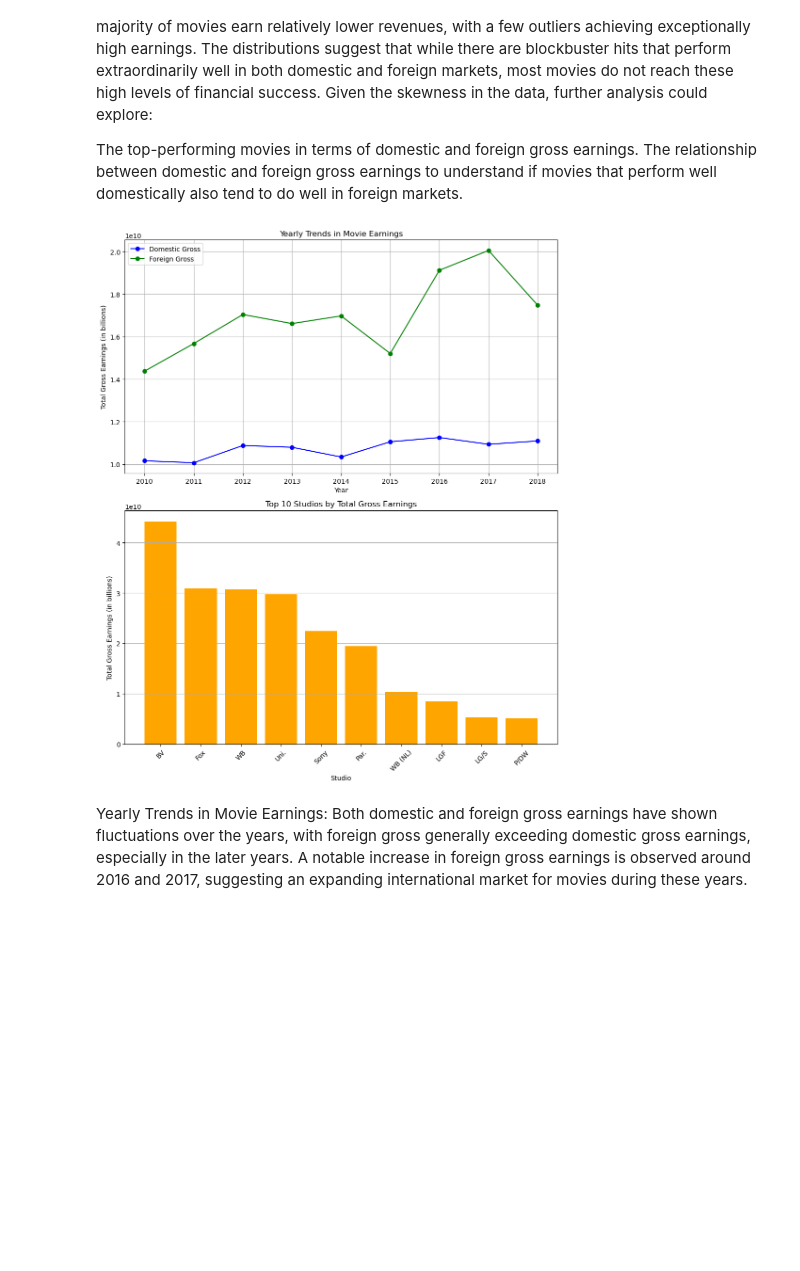
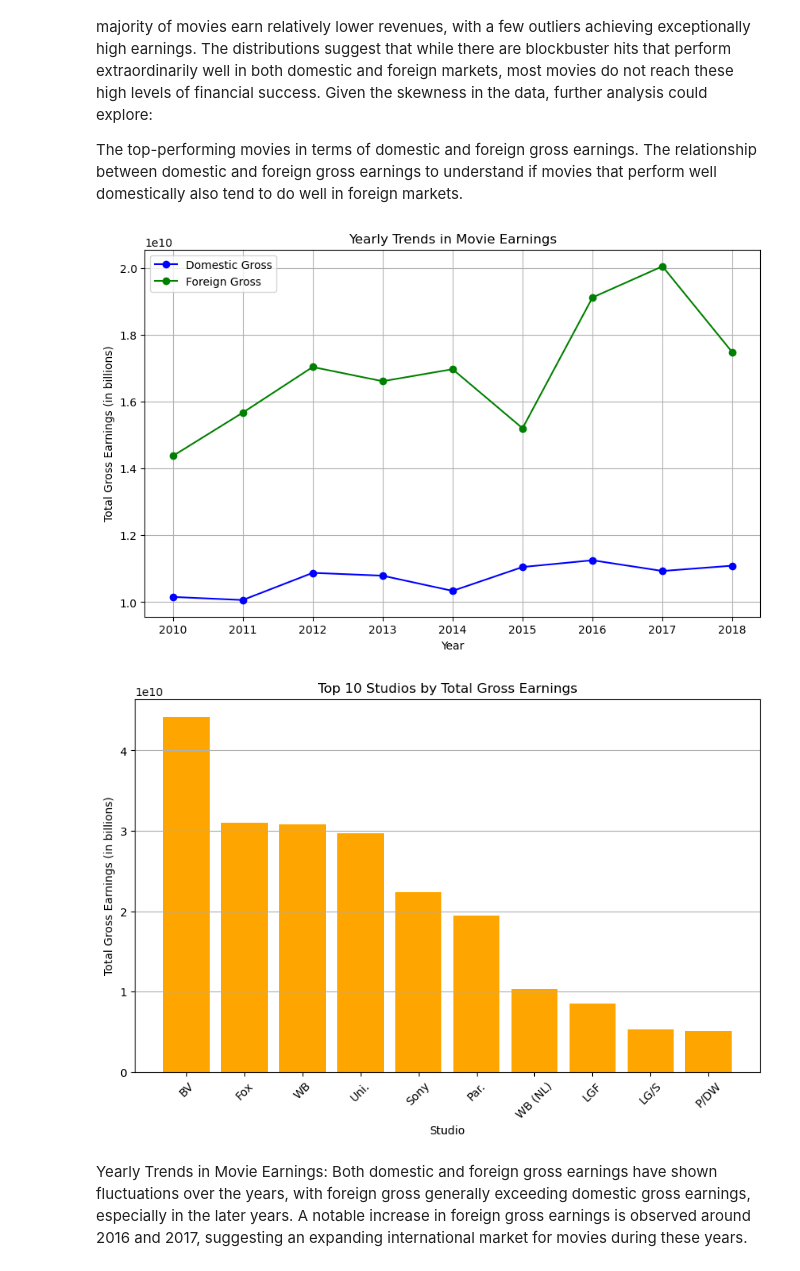
Before and after one commit to Muthama42/phase-1-project, a Jupyter notebook: student.ipynb, the cells around one changed output. Saved outputs shown, nothing was run; the diff lists cells and outputs as text; code cells hidden in the pictures; blank space fills up the shorter version.

```diff
--- a/student.ipynb
+++ b/student.ipynb
@@ -416,43 +416,42 @@ The relationship between domestic and foreign gross earnings to understand if mo
 # %%
 # Yearly Trends in Movie Earnings
 # We will aggregate domestic and foreign gross earnings by year to observe trends over time.
 yearly_trends = bom_df.groupby('year').agg({
     'domestic_gross': 'sum',
     'foreign_gross': 'sum'
 }).reset_index()
 
 
 # Studio Performance
 # Let's look at the performance of different studios in terms of total gross earnings (domestic + foreign).
 bom_df['total_gross'] = bom_df['domestic_gross'] + bom_df['foreign_gross']
 studio_performance = bom_df.groupby('studio').agg({
     'total_gross': 'sum'
 }).reset_index().sort_values(by='total_gross', ascending=False).head(10)
 
-#Setting up the figure and axes for the plots
-fig, ax = plt.subplots(2, 1, figsize=(10, 12))
-
 # Plot for Yearly Trends in Movie Earnings
-ax[0].plot(yearly_trends['year'], yearly_trends['domestic_gross'], label='Domestic Gross', marker='o', color='blue')
-ax[0].plot(yearly_trends['year'], yearly_trends['foreign_gross'], label='Foreign Gross', marker='o', color='green')
-ax[0].set_title('Yearly Trends in Movie Earnings')
-ax[0].set_xlabel('Year')
-ax[0].set_ylabel('Total Gross Earnings (in billions)')
-ax[0].legend()
-ax[0].grid(True)
+plt.figure(figsize=(10, 6))
+plt.plot(yearly_trends['year'], yearly_trends['domestic_gross'], label='Domestic Gross', marker='o', color='blue')
+plt.plot(yearly_trends['year'], yearly_trends['foreign_gross'], label='Foreign Gross', marker='o', color='green')
+plt.title('Yearly Trends in Movie Earnings')
+plt.xlabel('Year')
+plt.ylabel('Total Gross Earnings (in billions)')
+plt.legend()
+plt.grid(True)
+plt.show()
 
 # Bar chart for Top 10 Studios by Total Gross Earnings
-ax[1].bar(studio_performance['studio'], studio_performance['total_gross'], color='orange')
-ax[1].set_title('Top 10 Studios by Total Gross Earnings')
-ax[1].set_xlabel('Studio')
-ax[1].set_ylabel('Total Gross Earnings (in billions)')
-ax[1].tick_params(axis='x', rotation=45)
-ax[1].grid(axis='y')
-
-plt.tight_layout()
+plt.figure(figsize=(10, 6))
+plt.bar(studio_performance['studio'], studio_performance['total_gross'], color='orange')
+plt.title('Top 10 Studios by Total Gross Earnings')
+plt.xlabel('Studio')
+plt.ylabel('Total Gross Earnings (in billions)')
+plt.xticks(rotation=45)
+plt.grid(axis='y')
 plt.show()
 # %% [output]
-[figure, old version]
+[figure, new version]
+[figure, added]
 # %% [markdown]
 Yearly Trends in Movie Earnings:
 Both domestic and foreign gross earnings have shown fluctuations over the years, with foreign gross generally exceeding domestic gross earnings, especially in the later years.
```
Also changed, not shown: parts of 1 cell of this notebook, 5 other files.
